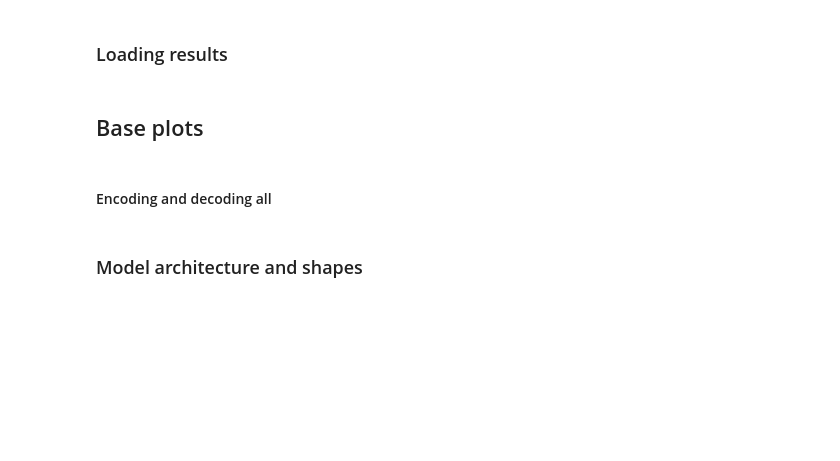
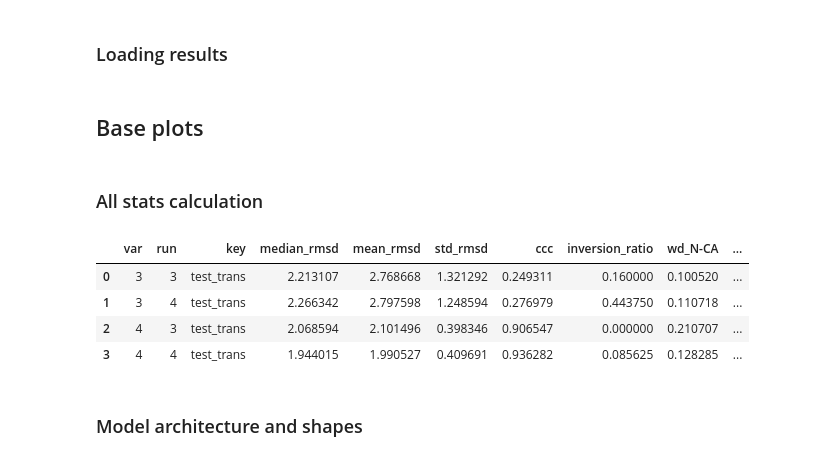
Before and after one commit to briandaniel14/molearn, a Jupyter notebook: analysis/cnn_multi_dim.ipynb, the cells around one changed output. Saved outputs shown, nothing was run; the diff lists cells and outputs as text; code cells hidden in the pictures; blank space fills up the shorter version.

```diff
--- a/analysis/cnn_multi_dim.ipynb
+++ b/analysis/cnn_multi_dim.ipynb
@@ -133,30 +132,26 @@ for t in RUNS:
 # %% [markdown]
 ## Base plots
 # %% [markdown]
-#### Encoding and decoding all
+### All stats calculation
 # %%
-raw_train: dict[int, dict[int, Tensor]]
-decoded_train: dict[int, dict[int, Tensor]]
+from utils import get_all_stats
 
-raw_test: dict[int, dict[int, Tensor]]
-decoded_test: dict[int, dict[int, Tensor]]
+KEYS = ["train_both", "test_trans"]
 
-for run in RUNS:
-    for var in ALL_VARS:
-        out_dir = Path(f"cache/{run}/{var}")
-        out_dir.mkdir(parents=True, exist_ok=True)
+rows = get_all_stats(MAs, [3, 4], [3, 4], ["test_trans"], RANDOM_STATE)
 
-        torch.save(
-            MAs[run][var].get_decoded(key="train_both"), out_dir / "decoded_train.pt"
-        )
-        torch.save(
-            MAs[run][var].get_decoded(key="test_trans"), out_dir / "decoded_test.pt"
-        )
+df_stats = pd.DataFrame(rows)
+df_stats.sort_values(["var", "run", "key"]).to_csv(
+    "../statistics/all_run_level_stats.csv", index=False
+)
 
-        MAs[run][var]._decoded.clear()
-        MAs[run][var]._encoded.clear()
-        gc.collect()
-        torch.cuda.empty_cache()
+df_stats.head()
+# %% [output]
+|  | var | run | key | median_rmsd | mean_rmsd | std_rmsd | ccc | inversion_ratio | wd_N-CA | ... |
+| 0 | 3 | 3 | test_trans | 2.213107 | 2.768668 | 1.321292 | 0.249311 | 0.160000 | 0.100520 | ... |
+| 1 | 3 | 4 | test_trans | 2.266342 | 2.797598 | 1.248594 | 0.276979 | 0.443750 | 0.110718 | ... |
+| 2 | 4 | 3 | test_trans | 2.068594 | 2.101496 | 0.398346 | 0.906547 | 0.000000 | 0.210707 | ... |
+| 3 | 4 | 4 | test_trans | 1.944015 | 1.990527 | 0.409691 | 0.936282 | 0.085625 | 0.128285 | ... |
 # %% [markdown]
 ### Model architecture and shapes
 # %%
```
Also changed, not shown: parts of 11 cells of this notebook, 2 other files.
